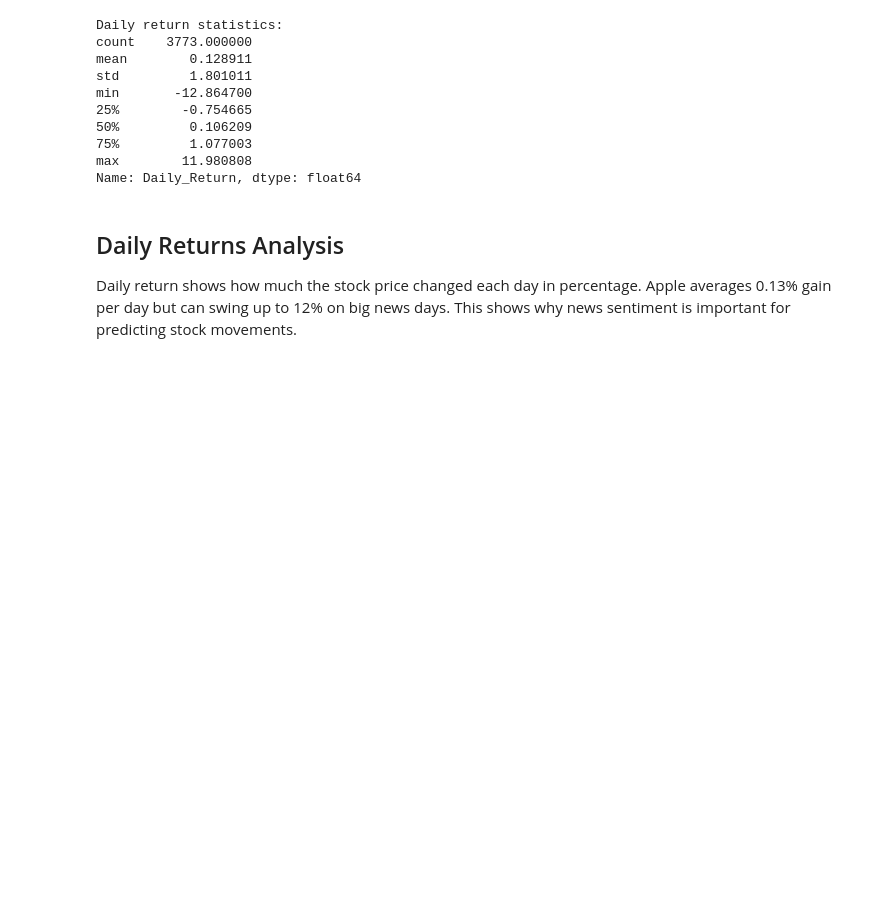
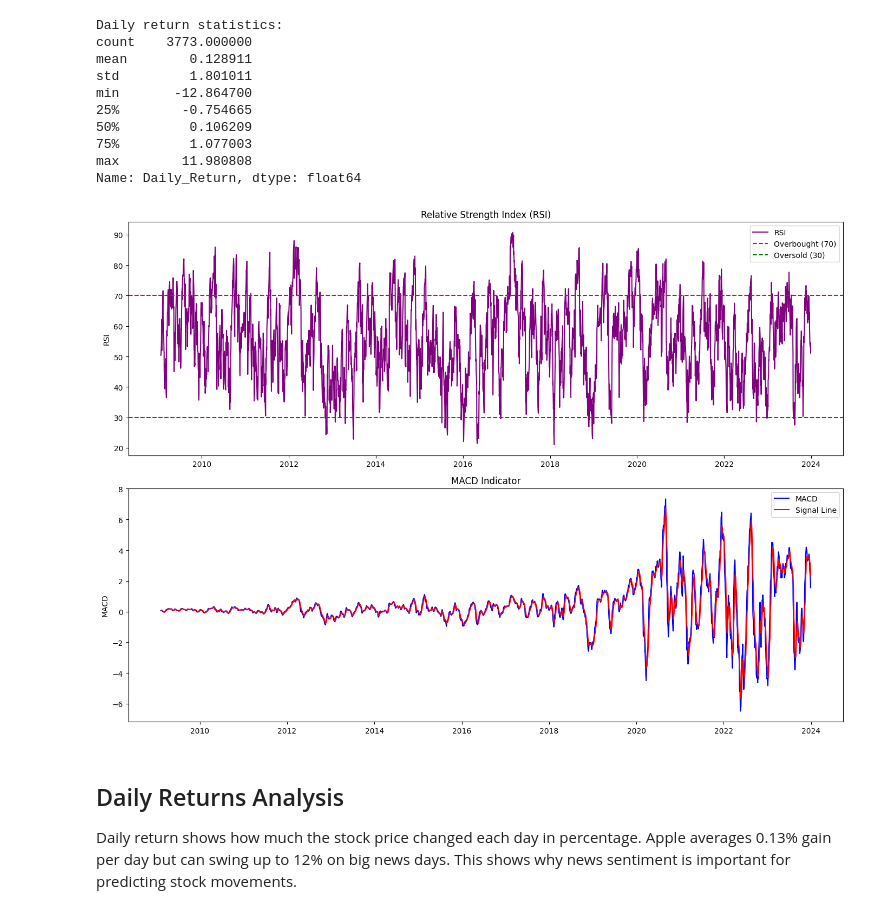
Before and after one commit to rah-salah/news-sentiment-analysis, a Jupyter notebook: notebooks/task-2.ipynb, the cells around one changed output. Cells and saved outputs as stored; diff of their text form; code cells hidden in the pictures; blank space fills up the shorter version.

Commit message:
feat: complete task2 with data quality check and all indicators

```diff
--- a/notebooks/task-2.ipynb
+++ b/notebooks/task-2.ipynb
@@ -92,6 +120,26 @@ min       -12.864700
 75%         1.077003
 max        11.980808
 Name: Daily_Return, dtype: float64
+# %%
+fig, axes = plt.subplots(2, 1, figsize=(14, 10))
+
+axes[0].plot(df_stock['Date'], df_stock['RSI'], color='purple', label='RSI')
+axes[0].axhline(70, color='red', linestyle='--', label='Overbought (70)')
+axes[0].axhline(30, color='green', linestyle='--', label='Oversold (30)')
+axes[0].set_title('Relative Strength Index (RSI)')
+axes[0].set_ylabel('RSI')
+axes[0].legend()
+
+axes[1].plot(df_stock['Date'], df_stock['MACD'], label='MACD', color='blue')
+axes[1].plot(df_stock['Date'], df_stock['MACD_Signal'], label='Signal Line', color='red')
+axes[1].set_title('MACD Indicator')
+axes[1].set_ylabel('MACD')
+axes[1].legend()
+
+plt.tight_layout()
+plt.show()
+# %% [output]
+[figure, added]
 # %% [markdown]
 ## Daily Returns Analysis
 Daily return shows how much the stock price changed each day in percentage.
```
Also changed, not shown: parts of 5 cells of this notebook.
